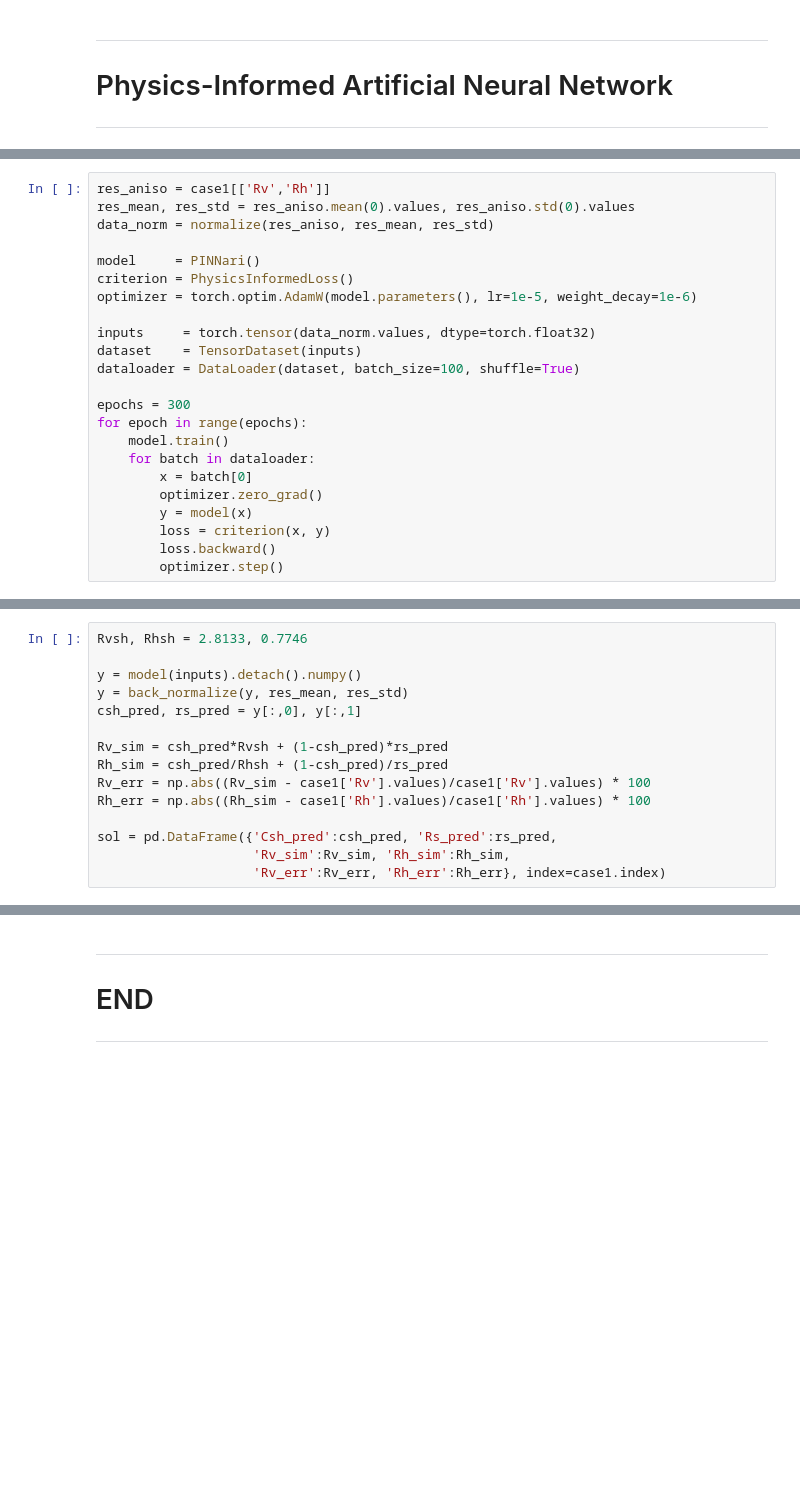
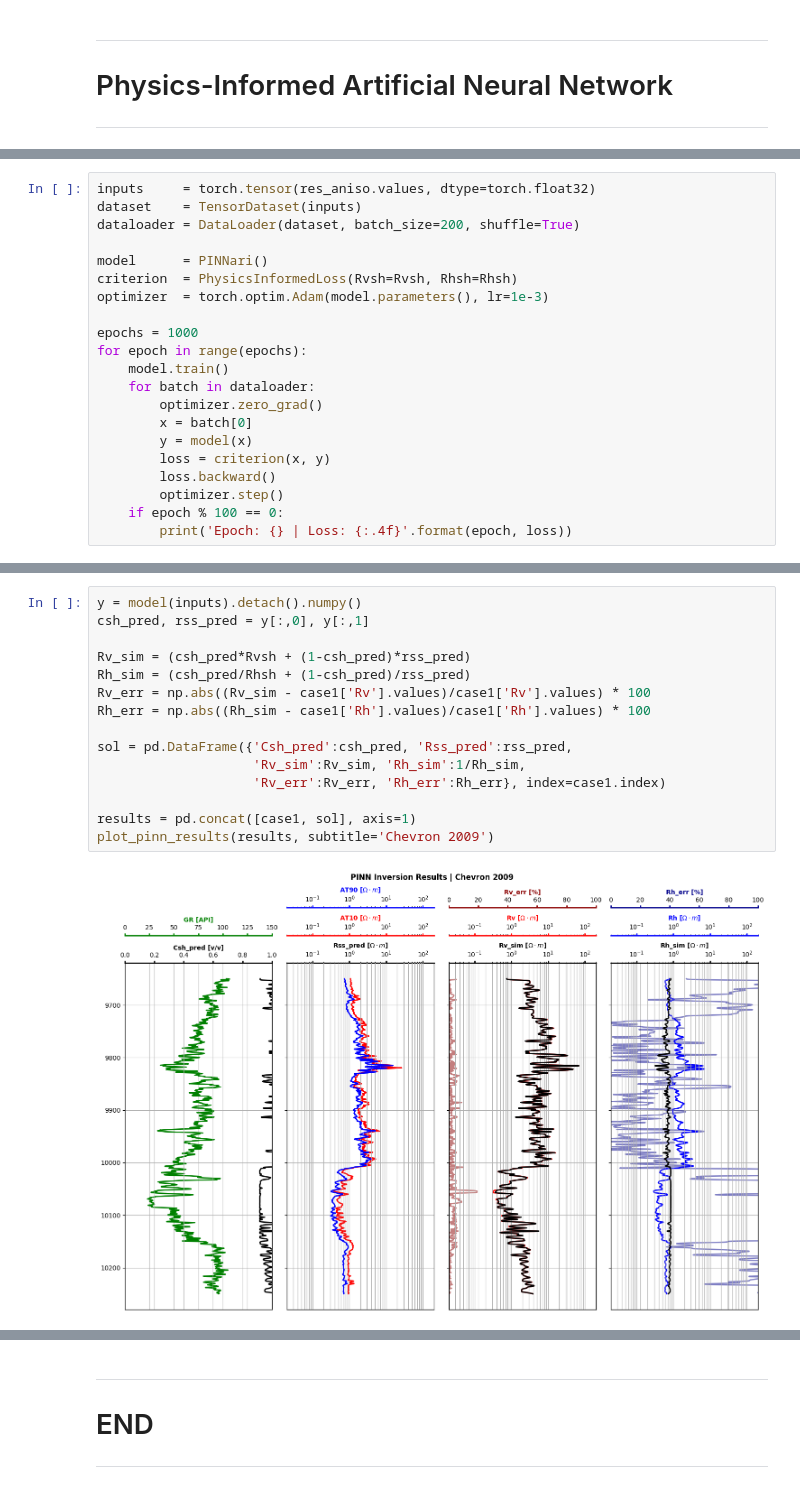
Before and after one commit to misaelmmorales/Anisotropic-Resistivity-Inversion, a Jupyter notebook: main_nb.ipynb, the cells around one changed output, grey strips where cells are left out. Cells and saved outputs as stored; diff of their text form; blank space fills up the shorter version.

Commit message:
pinn

```diff
--- a/main_nb.ipynb
+++ b/main_nb.ipynb
@@ -112,23 +121,21 @@ def back_normalize(x, mean, std):
 # %%
-res_aniso = case1[['Rv','Rh']]
-res_mean, res_std = res_aniso.mean(0).values, res_aniso.std(0).values
-data_norm = normalize(res_aniso, res_mean, res_std)
+inputs     = torch.tensor(res_aniso.values, dtype=torch.float32)
+dataset    = TensorDataset(inputs)
+dataloader = DataLoader(dataset, batch_size=200, shuffle=True)
 
-model     = PINNari()
-criterion = PhysicsInformedLoss()
-optimizer = torch.optim.AdamW(model.parameters(), lr=1e-5, weight_decay=1e-6)
+model      = PINNari()
+criterion  = PhysicsInformedLoss(Rvsh=Rvsh, Rhsh=Rhsh)
+optimizer  = torch.optim.Adam(model.parameters(), lr=1e-3)
 
-inputs     = torch.tensor(data_norm.values, dtype=torch.float32)
-dataset    = TensorDataset(inputs)
-dataloader = DataLoader(dataset, batch_size=100, shuffle=True)
-
-epochs = 300
+epochs = 1000
 for epoch in range(epochs):
     model.train()
     for batch in dataloader:
+        optimizer.zero_grad()
         x = batch[0]
-        optimizer.zero_grad()
         y = model(x)
         loss = criterion(x, y)
         loss.backward()
         optimizer.step()
+    if epoch % 100 == 0:
+        print('Epoch: {} | Loss: {:.4f}'.format(epoch, loss))
@@ -135,15 +153,17 @@ for epoch in range(epochs):
 # %%
-Rvsh, Rhsh = 2.8133, 0.7746
+y = model(inputs).detach().numpy()
+csh_pred, rss_pred = y[:,0], y[:,1]
 
-y = model(inputs).detach().numpy()
-y = back_normalize(y, res_mean, res_std)
-csh_pred, rs_pred = y[:,0], y[:,1]
-
-Rv_sim = csh_pred*Rvsh + (1-csh_pred)*rs_pred
-Rh_sim = csh_pred/Rhsh + (1-csh_pred)/rs_pred
+Rv_sim = (csh_pred*Rvsh + (1-csh_pred)*rss_pred)
+Rh_sim = (csh_pred/Rhsh + (1-csh_pred)/rss_pred)
 Rv_err = np.abs((Rv_sim - case1['Rv'].values)/case1['Rv'].values) * 100
 Rh_err = np.abs((Rh_sim - case1['Rh'].values)/case1['Rh'].values) * 100
 
-sol = pd.DataFrame({'Csh_pred':csh_pred, 'Rs_pred':rs_pred,
-                    'Rv_sim':Rv_sim, 'Rh_sim':Rh_sim,
+sol = pd.DataFrame({'Csh_pred':csh_pred, 'Rss_pred':rss_pred,
+                    'Rv_sim':Rv_sim, 'Rh_sim':1/Rh_sim,
                     'Rv_err':Rv_err, 'Rh_err':Rh_err}, index=case1.index)
+
+results = pd.concat([case1, sol], axis=1)
+plot_pinn_results(results, subtitle='Chevron 2009')
+# %% [output]
+[figure, added]
```
Also changed, not shown: parts of 14 cells of this notebook, 2 other files.
